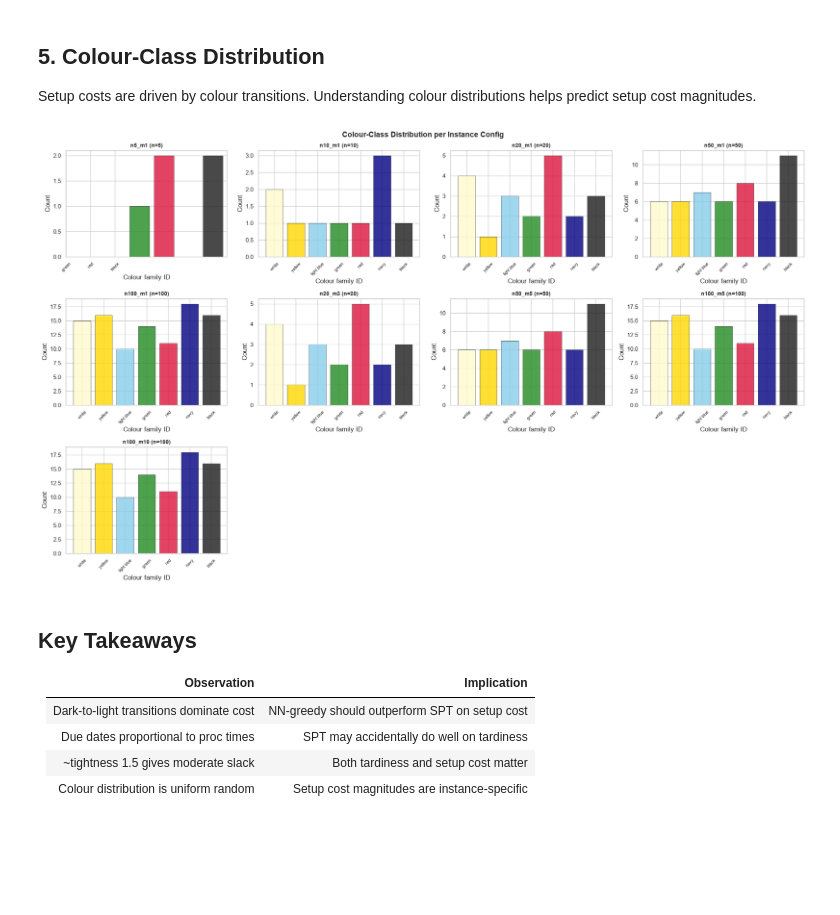
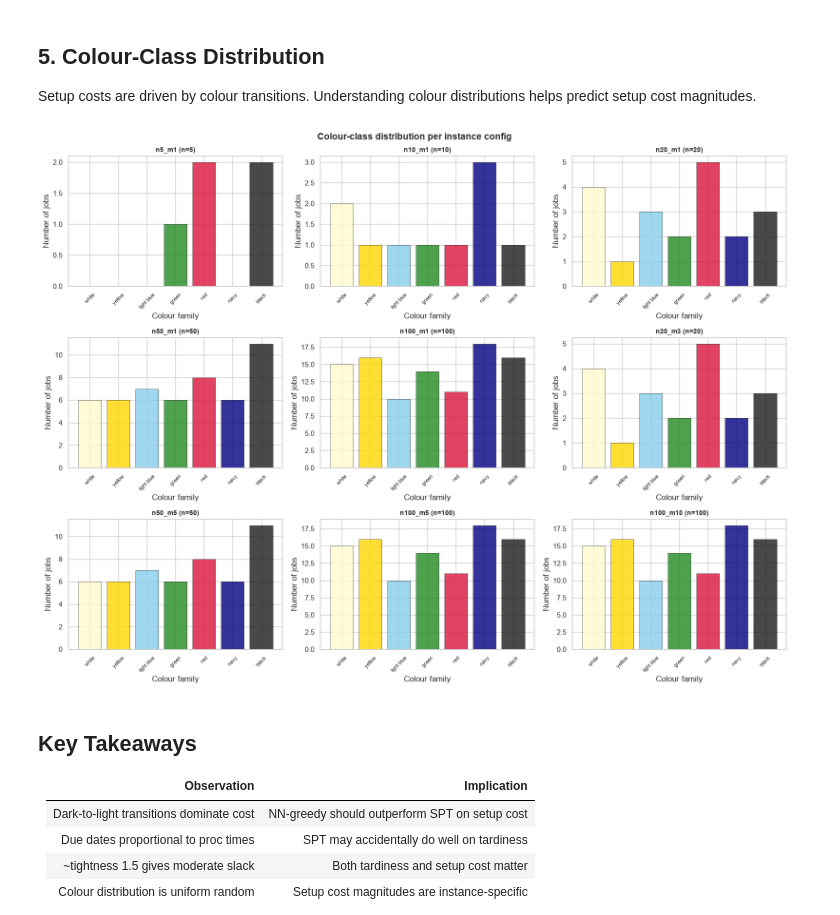
Before and after one commit to Gogula11/Dissertation, a Jupyter notebook: notebooks/01_exploration.ipynb, the cells around one changed output. Drawn from its saved outputs; the diff is of its cells as text; code cells hidden in the pictures; blank space fills up the shorter version.

```diff
--- a/notebooks/01_exploration.ipynb
+++ b/notebooks/01_exploration.ipynb
@@ -85,7 +85,7 @@ summary_df.round(2)
 
 The matrix is asymmetric: dark-to-light transitions (high `darkness_diff`) incur costs up to `darkness_diff * 10 + noise`. Light-to-dark transitions cost only the uniform noise term ≈ U(0, 2).
 # %%
-fig, axes = plt.subplots(3, 4, figsize=(20, 13))
+fig, axes = plt.subplots(3, 3, figsize=(16, 12))
 axes = axes.flatten()
 
 for ax, cfg in zip(axes, INSTANCE_CONFIGS):
@@ -104,7 +104,7 @@ for ax, cfg in zip(axes, INSTANCE_CONFIGS):
         cbar=True,
         square=True,
     )
-    ax.set_title(lbl, fontsize=12, fontweight="bold")
+    ax.set_title(lbl, fontsize=10, fontweight="bold")
     ax.set_xlabel("To job (colour)")
     ax.set_ylabel("From job (colour)")
     if inst["n"] > 10:
@@ -112,7 +112,7 @@ for ax, cfg in zip(axes, INSTANCE_CONFIGS):
         ax.yaxis.set_major_locator(ticker.MaxNLocator(integer=True, nbins=5))
 
 fig.suptitle("Setup-Cost Matrices S[i][j] — dark-to-light transitions are expensive",
-             fontsize=14, y=1.01)
+             fontsize=14, fontweight="bold", y=1.01)
 plt.tight_layout()
 plt.savefig(os.path.join(root, "figures/01_cost_heatmaps.png"), dpi=150, bbox_inches="tight")
 plt.show()
@@ -123,7 +123,7 @@ plt.show()
 
 Processing times are drawn from `Uniform(avg * 0.3, avg * 1.7)` where `avg = (m * 168) / n`. We show distributions split by a naive round-robin machine assignment (SPT order) to approximate per-machine workload imbalance.
 # %%
-fig, axes = plt.subplots(3, 4, figsize=(20, 12))
+fig, axes = plt.subplots(3, 3, figsize=(16, 12))
 axes = axes.flatten()
 N_BINS = 8
 
@@ -160,13 +160,10 @@ for ax, cfg in zip(axes, INSTANCE_CONFIGS):
                color=colors[k], edgecolor="black", linewidth=0.5, label=f"Machine {k+1}")
         bottom += hists[k]
 
-    ax.set_title(f"{lbl} (n={n}, m={m})", fontsize=11, fontweight="bold")
+    ax.set_title(f"{lbl} (n={n}, m={m})", fontsize=10, fontweight="bold")
     ax.set_xlabel("Processing time")
-    ax.set_ylabel("Count")
-    ax.legend(fontsize=7, loc="upper right")
-
-for ax in axes[len(INSTANCE_CONFIGS):]:
-    ax.set_visible(False)
+    ax.set_ylabel("Number of jobs")
+    ax.legend(fontsize=8, loc="upper right")
 
 fig.suptitle("Processing-Time Distributions by Machine (stacked)", fontsize=14, fontweight="bold")
 plt.tight_layout()
@@ -182,7 +179,7 @@ Due dates are generated as:
 
 This means d_i is proportional to p_i scaled by total throughput. We compare due dates against a crude estimate of actual completion times assuming sequential single-machine scheduling (worst case).
 # %%
-fig, axes = plt.subplots(3, 4, figsize=(20, 13))
+fig, axes = plt.subplots(3, 3, figsize=(16, 12))
 axes = axes.flatten()
 
 for ax, cfg in zip(axes, INSTANCE_CONFIGS):
@@ -214,7 +211,7 @@ for ax, cfg in zip(axes, INSTANCE_CONFIGS):
     ax.legend(fontsize=8)
 
 fig.suptitle("Due-Date vs SPT Completion Time\n(Points below red line are tardy; most jobs are on time)",
-             fontsize=13, fontweight="bold")
+             fontsize=14, fontweight="bold")
 plt.tight_layout()
 plt.savefig(os.path.join(root, "figures/01_duedates_vs_completion.png"), dpi=150, bbox_inches="tight")
 plt.show()
@@ -227,39 +224,41 @@ Setup costs are driven by colour transitions. Understanding colour distributions
 # %%
 COLOUR_NAMES = {
     0: "white",
     1: "yellow",
     2: "light blue",
     3: "green",
     4: "red",
     5: "navy",
     6: "black",
 }
 COLOUR_HEX = {
     0: "#FFFACD", 1: "#FFD700", 2: "#87CEEB",
     3: "#228B22", 4: "#DC143C", 5: "#000080", 6: "#1C1C1C",
 }
+N_COLOURS = len(COLOUR_NAMES)
 
-fig, axes = plt.subplots(3, 4, figsize=(20, 12))
+fig, axes = plt.subplots(3, 3, figsize=(16, 12))
 axes = axes.flatten()
 for ax, lbl in zip(axes, instances.keys()):
     inst = instances[lbl]
     colours = inst["colour_ids"]
     unique, counts = np.unique(colours, return_counts=True)
-    hex_cols = [COLOUR_HEX.get(int(c), "#999999") for c in unique]
-    ax.bar(unique, counts, color=hex_cols, edgecolor="black", linewidth=0.5, alpha=0.8)
+    full_counts = np.zeros(N_COLOURS, dtype=int)
+    for cid, cnt in zip(unique, counts):
+        full_counts[int(cid)] = cnt
+    hex_cols = [COLOUR_HEX[c] for c in range(N_COLOURS)]
+    ax.bar(range(N_COLOURS), full_counts, color=hex_cols, edgecolor="black", linewidth=0.5, alpha=0.8)
     ax.set_title(f"{lbl} (n={inst['n']})", fontsize=10, fontweight="bold")
-    ax.set_xlabel("Colour family ID")
-    ax.set_ylabel("Count")
-    ax.set_xticks(range(len(unique)))
-    ax.set_xticklabels([COLOUR_NAMES.get(int(c), str(c)) for c in unique], rotation=45, fontsize=8)
-for ax in axes[len(instances):]:
-    ax.set_visible(False)
-fig.suptitle("Colour-Class Distribution per Instance Config", fontsize=14, fontweight="bold")
+    ax.set_xlabel("Colour family")
+    ax.set_ylabel("Number of jobs")
+    ax.set_xticks(range(N_COLOURS))
+    ax.set_xticklabels([COLOUR_NAMES[c] for c in range(N_COLOURS)], rotation=45, fontsize=8)
+fig.suptitle("Colour-class distribution per instance config", fontsize=14, fontweight="bold")
 plt.tight_layout()
 plt.savefig(os.path.join(root, "figures/01_colour_distribution.png"), dpi=150, bbox_inches="tight")
 plt.show()
 # %% [output]
-[figure, old version]
+[figure, new version]
 # %% [markdown]
 ## Key Takeaways
 
```
Also changed, not shown: parts of 3 cells of this notebook, 5 other files.
